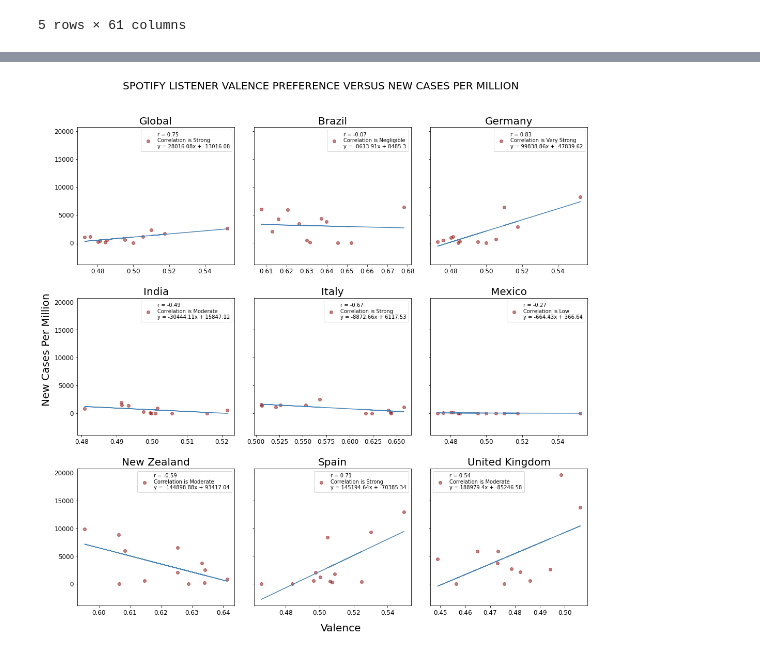
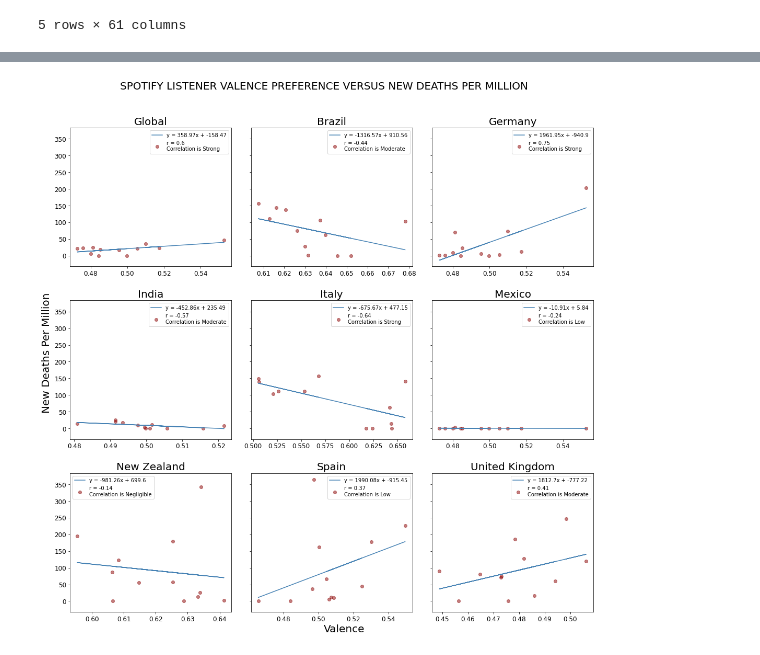
Before and after one commit to kennethcandersen/spotify-user-preferences-during-covid-analysis, a Jupyter notebook: main-data-analysis/main_code_to_plot_correlations.ipynb, the cells around one changed output, grey strips where cells are left out. Cells and saved outputs as stored; diff of their text form; code cells hidden in the pictures.

Commit message:
small improvements to graphics

```diff
--- a/main-data-analysis/main_code_to_plot_correlations.ipynb
+++ b/main-data-analysis/main_code_to_plot_correlations.ipynb
@@ -390,7 +390,7 @@ country_populations = [7674000000, 211000000, 84000000,          # These are nee
 # CHANGE VARIABLE NAME TO PLOT HERE                             # Choose the spotify and covid variables to plot.
 # ---------------------------------                             # There are 3 Spotify variables (Valence,
 spotify_variable_to_plot = 'Valence'                            # Danceability, & Energy) and 2 Covid variables
-covid_variable_to_plot = 'New Cases Per Million'                # (New Cases Per Million or New Deaths Per Million)
+covid_variable_to_plot = 'New Deaths Per Million'                # (New Cases Per Million or New Deaths Per Million)
 # ---------------------------------                             # that can be plotted automatically.
 
 fig, ((ax0, ax1, ax2), (ax3, ax4, ax5),                          # Set up figure for subplots
@@ -406,7 +406,7 @@ fig.text(0, .5, f"{covid_variable_to_plot}",                     # Set label for
          va='center', rotation='vertical', fontsize=20,
          linespacing = 2)
 
-fig.text(.5, 0, f"{spotify_variable_to_plot}",                           # Set label for shared y axis.
+fig.text(.5, 0.01, f"{spotify_variable_to_plot}",                           # Set label for shared y axis.
          va='center', rotation='horizontal', fontsize=20,
          linespacing = 2)
 
@@ -441,34 +441,34 @@ for i in range(9):
     country_covid_vs_spotify_df= pd.merge(variable_2020, country_covid_groupby, on="Month")
 
     country_covid_vs_spotify_df['New Cases Per Million'] = country_covid_vs_spotify_df['New Cases'] / country_populations[i] *1000000
     country_covid_vs_spotify_df['New Deaths Per Million'] = country_covid_vs_spotify_df['New Deaths'] / country_populations[i] *1000000
 
     #PLOTTING
     x_axis = country_covid_vs_spotify_df[spotify_variable_to_plot]      # Set up x axis
     y_axis = country_covid_vs_spotify_df[covid_variable_to_plot]        # Set up y axis
 
     slope, intercept, rvalue, pvalue, stderr = stats.linregress(x_axis, y_axis)  # Get elements of regression equation
     regress_values = x_axis * slope + intercept                                  # Calculate regression values
 
     r = round(stats.pearsonr(x_axis, y_axis)[0],2)                      # Calculate correlation coefficient
     rlabel = r_label(r)                                                 # Call function to create a label for the r number
 
     line_eq = "y = " + str(round(slope,2)) + "x + " + str(round(intercept,2))    # Set up ression formula
 
+    plot_list[i].plot(x_axis, regress_values, color="steelblue", label=f"{line_eq}" )                 # Plot the regression line
+
     plot_list[i].scatter(x_axis, y_axis, facecolors="darkred",  alpha=.5,        # Plot the scatter chart
-    label=f"r = {r}\nCorrelation is {rlabel}\n{line_eq}" )
-
-    plot_list[i].plot(x_axis, regress_values, color="steelblue")                 # Plot the regression line
+    label=f"r = {r}\nCorrelation is {rlabel}" )
 
     plot_list[i].set_title(f"{countries_to_plot[i]}")                   # Set title for subplot
 
     plot_list[i].legend(fontsize=10)                                    # Add the legend
 
 fig.tight_layout(pad=2)                                                 # Tighten formatting
 
 
 plt.savefig(f"output_files/scatter_{spotify_variable_to_plot}_to_{covid_variable_to_plot}3x3.png") # Export the png file
 
 plt.show()
 # %% [output]
-[figure, old version]
+[figure, new version]
```
Also changed, not shown: parts of 3 cells of this notebook, 5 other files.
